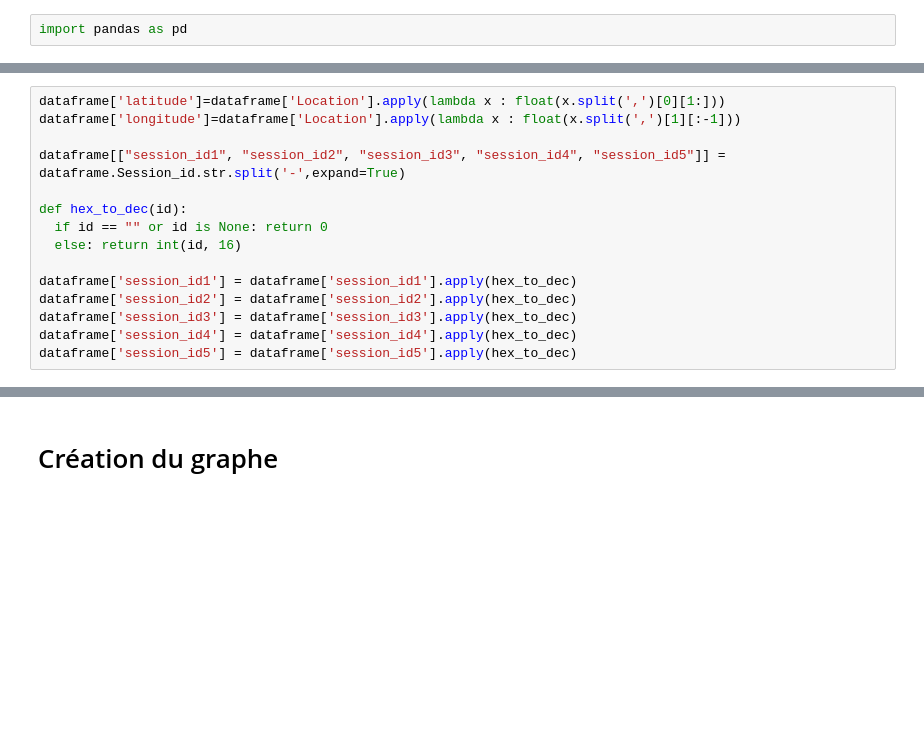
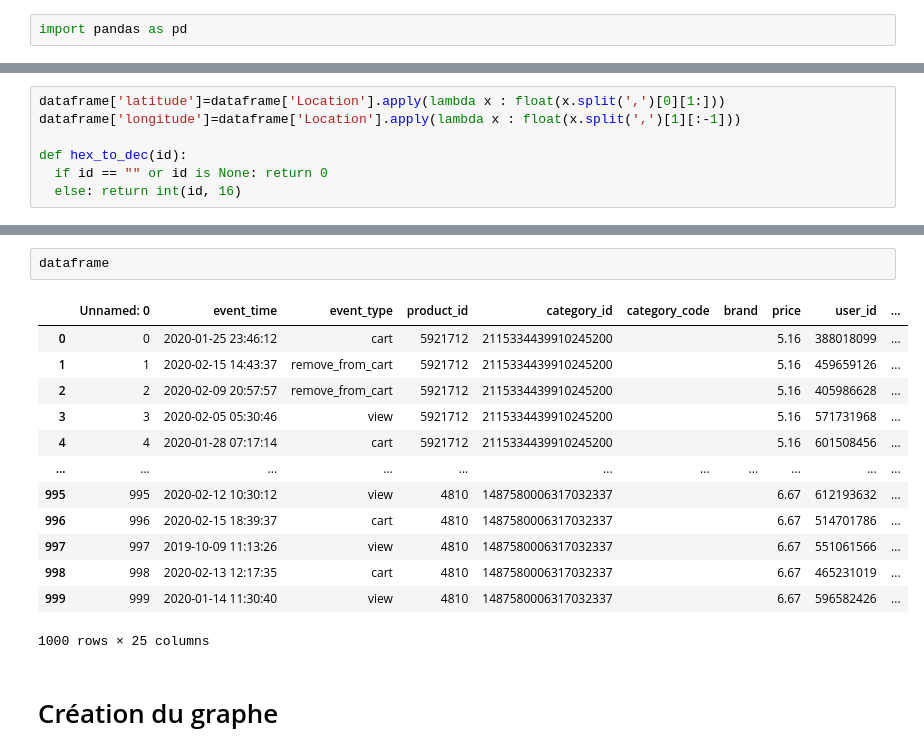
Before and after one commit to bzothmane/anomaly-detection, a Jupyter notebook: Dominant.ipynb, the cells around one changed output, grey strips where cells are left out. Cells and saved outputs as stored; diff of their text form; blank space fills up the shorter version.

```diff
--- a/Dominant.ipynb
+++ b/Dominant.ipynb
@@ -15,14 +64,6 @@ dataframe = pd.read_csv(database_path).fillna("")
 dataframe['latitude']=dataframe['Location'].apply(lambda x : float(x.split(',')[0][1:]))
 dataframe['longitude']=dataframe['Location'].apply(lambda x : float(x.split(',')[1][:-1]))
 
-dataframe[["session_id1", "session_id2", "session_id3", "session_id4", "session_id5"]] = dataframe.Session_id.str.split('-',expand=True)
-
 def hex_to_dec(id):
   if id == "" or id is None: return 0
   else: return int(id, 16)
-
-dataframe['session_id1'] = dataframe['session_id1'].apply(hex_to_dec)
-dataframe['session_id2'] = dataframe['session_id2'].apply(hex_to_dec)
-dataframe['session_id3'] = dataframe['session_id3'].apply(hex_to_dec)
-dataframe['session_id4'] = dataframe['session_id4'].apply(hex_to_dec)
-dataframe['session_id5'] = dataframe['session_id5'].apply(hex_to_dec)
@@ -71,3 +79,19 @@ Index(['Unnamed: 0', 'event_time', 'event_type', 'product_id', 'category_id',
+# %%
+dataframe
+# %% [output]
+|  | Unnamed: 0 | event_time | event_type | product_id | category_id | category_code | brand | price | user_id | ... |
+| 0 | 0 | 2020-01-25 23:46:12 | cart | 5921712 | 2115334439910245200 |  |  | 5.16 | 388018099 | ... |
+| 1 | 1 | 2020-02-15 14:43:37 | remove_from_cart | 5921712 | 2115334439910245200 |  |  | 5.16 | 459659126 | ... |
+| 2 | 2 | 2020-02-09 20:57:57 | remove_from_cart | 5921712 | 2115334439910245200 |  |  | 5.16 | 405986628 | ... |
+| 3 | 3 | 2020-02-05 05:30:46 | view | 5921712 | 2115334439910245200 |  |  | 5.16 | 571731968 | ... |
+| 4 | 4 | 2020-01-28 07:17:14 | cart | 5921712 | 2115334439910245200 |  |  | 5.16 | 601508456 | ... |
+| ... | ... | ... | ... | ... | ... | ... | ... | ... | ... | ... |
+| 995 | 995 | 2020-02-12 10:30:12 | view | 4810 | 1487580006317032337 |  |  | 6.67 | 612193632 | ... |
+| 996 | 996 | 2020-02-15 18:39:37 | cart | 4810 | 1487580006317032337 |  |  | 6.67 | 514701786 | ... |
+| 997 | 997 | 2019-10-09 11:13:26 | view | 4810 | 1487580006317032337 |  |  | 6.67 | 551061566 | ... |
+| 998 | 998 | 2020-02-13 12:17:35 | cart | 4810 | 1487580006317032337 |  |  | 6.67 | 465231019 | ... |
+| 999 | 999 | 2020-01-14 11:30:40 | view | 4810 | 1487580006317032337 |  |  | 6.67 | 596582426 | ... |
+1000 rows × 25 columns
 # %% [markdown]
 # Création du graphe
 # %%
```
Also changed, not shown: parts of 27 cells of this notebook.
